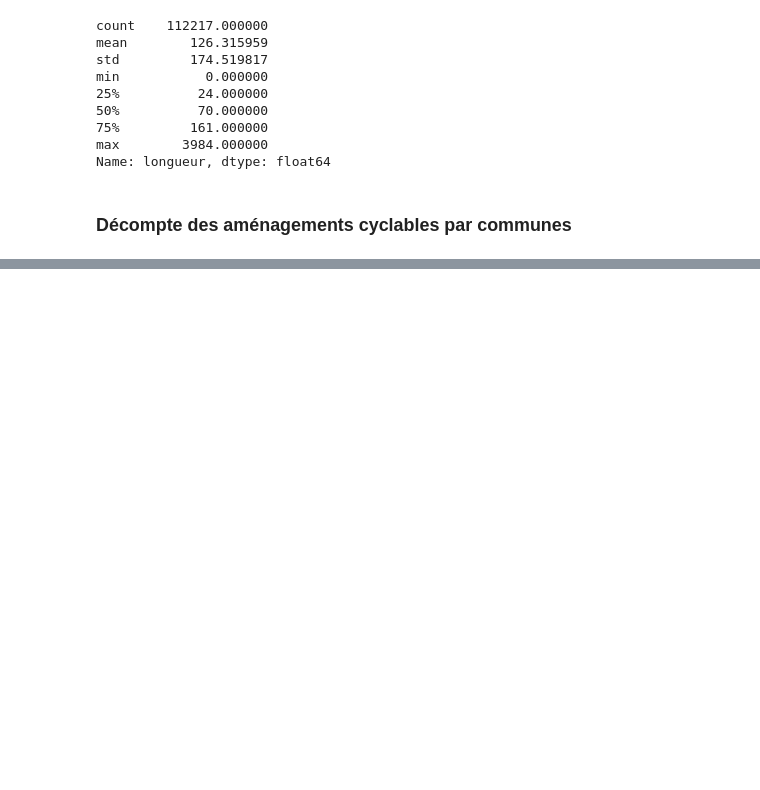
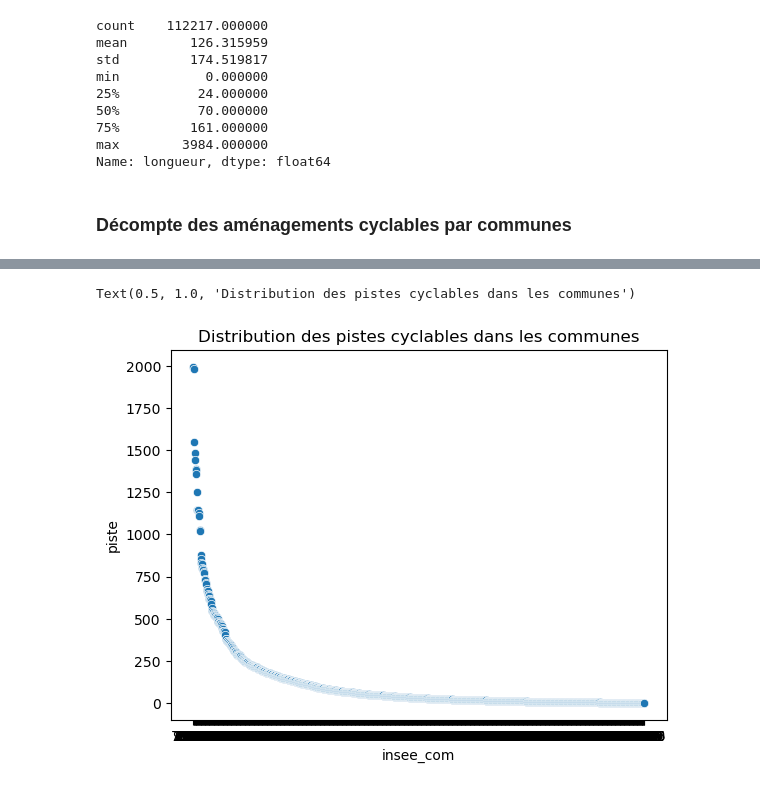
Before and after one commit to christellenguenang/Projet_Catherine_Christelle, a Jupyter notebook: Analyse descriptives.ipynb, the cells around one changed output, grey strips where cells are left out. Drawn from its saved outputs; the diff is of its cells as text; code cells hidden in the pictures; blank space fills up the shorter version.

```diff
--- a/Analyse descriptives.ipynb
+++ b/Analyse descriptives.ipynb
@@ -131,0 +126,6 @@ y
+# %%
+sns.scatterplot(y['piste'])
+plt.title('Distribution des pistes cyclables dans les communes')
+# %% [output]
+Text(0.5, 1.0, 'Distribution des pistes cyclables dans les communes')
+[figure, added]
```
Also changed, not shown: parts of 9 cells of this notebook.
